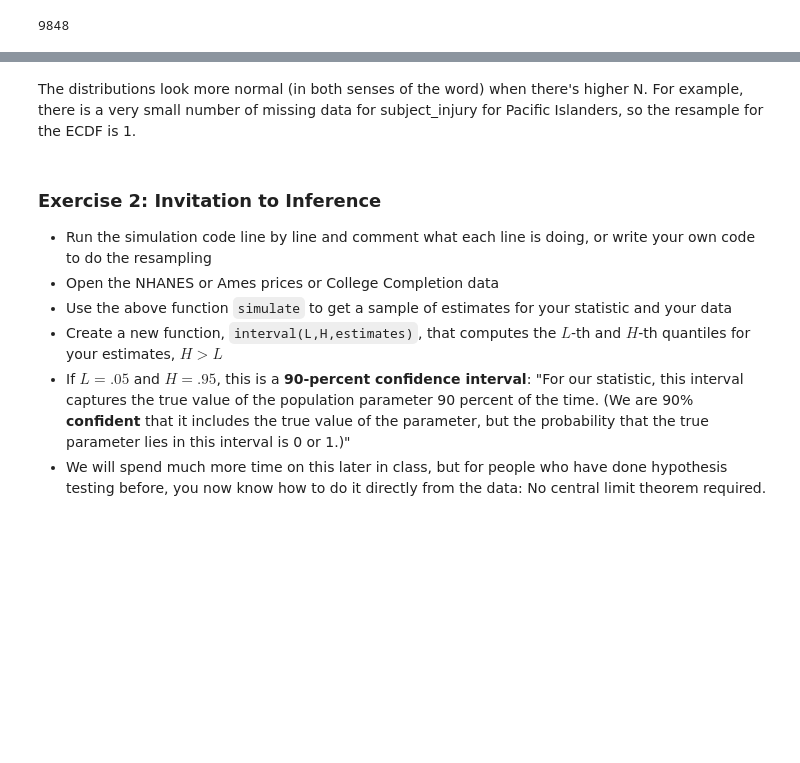
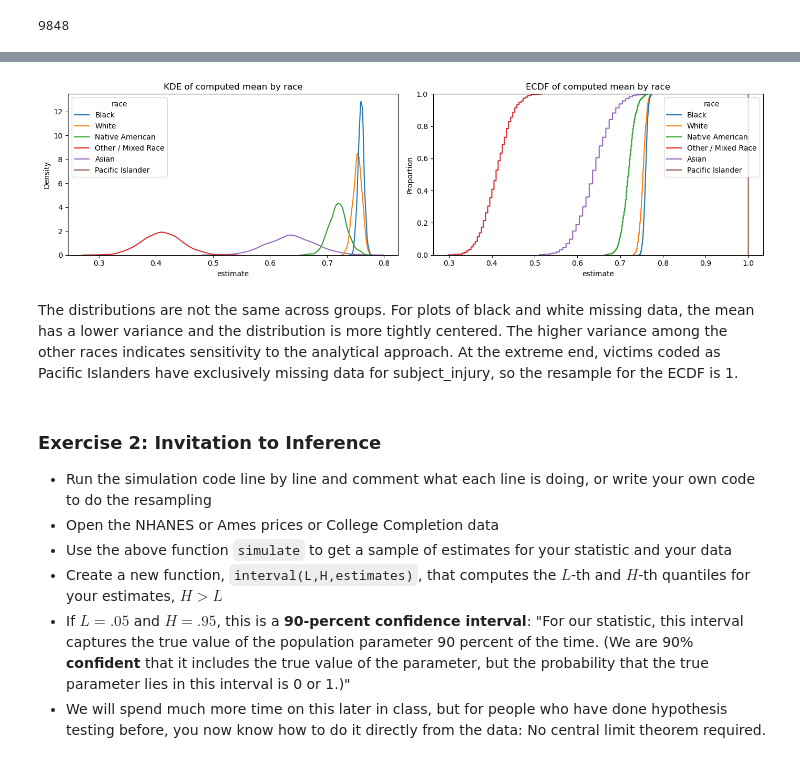
Before and after one commit to wbrannock/github_branching, a Jupyter notebook: assignment_4.ipynb, the cells around one changed output, grey strips where cells are left out. Drawn from its saved outputs; the diff is of its cells as text; code cells hidden in the pictures; blank space fills up the shorter version.

```diff
--- a/assignment_4.ipynb
+++ b/assignment_4.ipynb
@@ -83,5 +60,49 @@ Variance of estimates is: 0.0
+# %%
+def simulate(var, df, race, S=1000):
+    """Bootstrap simulation code. Returns an array of bootstrap means for one race."""
+    x = df[var].loc[df['race'] == race]
+
+    estimates = []
+    for s in range(S):
+        x_s = x.sample(frac=1.0, replace=True)
+        # your statistic: mean of the indicator; keep as-is if that's intended
+        stat_s = np.mean(x_s.isna())      # <-- if you actually meant a mean of values, change to np.mean(x_s)
+        estimates.append(stat_s)
+
+    return np.array(estimates)
+# %%
+all_rows = []
+for r in df['race'].dropna().unique():   # drop NaN if you don’t want a “nan” hue
+    est = simulate('subject_injury', df, r, S=1000)
+    # long-format rows: one estimate per row, tagged by race
+    all_rows.append(pd.DataFrame({'race': r, 'estimate': est}))
+
+estimates_df = pd.concat(all_rows, ignore_index=True)
+# %%
+fig, ax = plt.subplots(1, 2, figsize=(14, 4))
+
+# KDE of the bootstrap means
+sns.kdeplot(
+    data=estimates_df,
+    x='estimate',
+    hue='race',
+    ax=ax[0]
+).set(title='KDE of computed mean by race')
+
+# ECDF of the bootstrap means
+sns.ecdfplot(
+    data=estimates_df,
+    x='estimate',
+    hue='race',
+    ax=ax[1]
+).set(title='ECDF of computed mean by race')
+
+plt.tight_layout()
+plt.show()
+# %% [output]
+[figure, added]
 # %% [markdown]
-The distributions look more normal (in both senses of the word) when there's higher N. For example, there is a very small number of missing data for subject_injury for Pacific Islanders, so the resample for the ECDF is 1.
+The distributions are not the same across groups. For plots of black and white missing data, the mean has a lower variance and the distribution is more tightly centered. The higher variance among the other races indicates sensitivity to the analytical approach. At the extreme end, victims coded as Pacific Islanders have exclusively missing data for subject_injury, so the resample for the ECDF is 1.
 # %% [markdown]
 ### Exercise 2: Invitation to Inference
 - Run the simulation code line by line and comment what each line is doing, or write your own code to do the resampling
```
Also changed, not shown: parts of 4 cells of this notebook.
